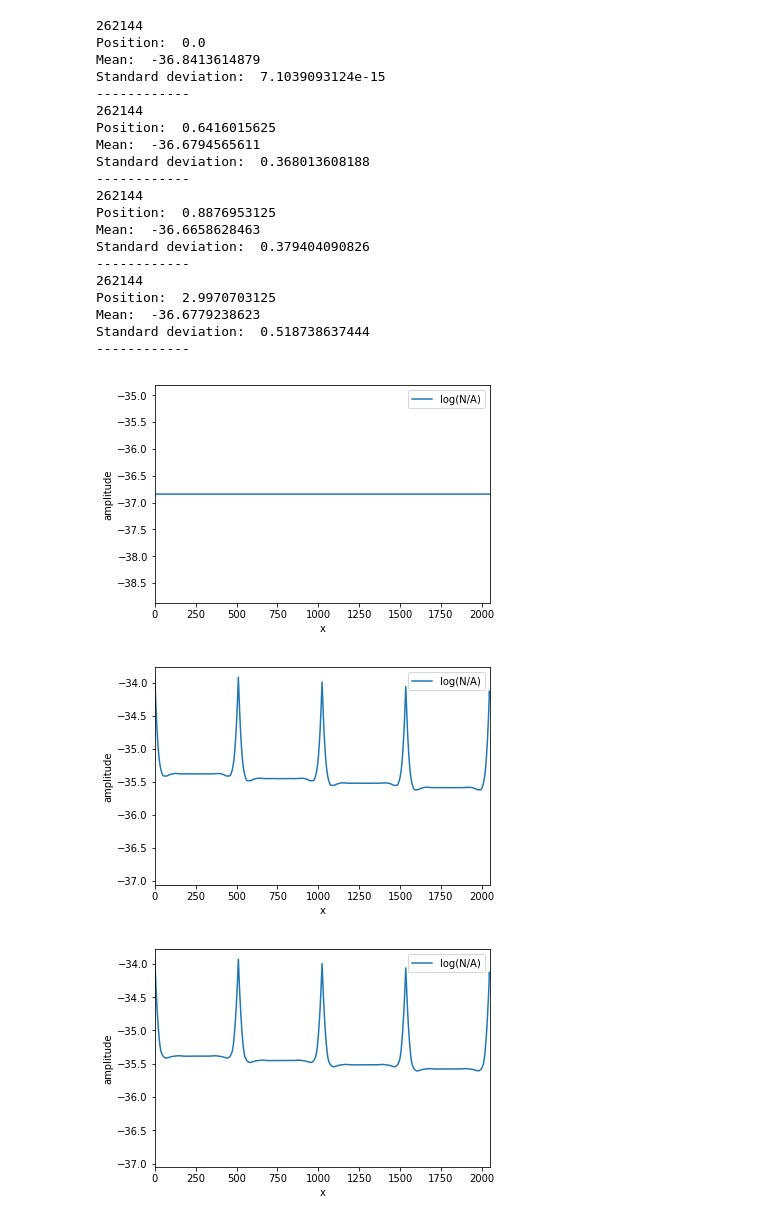
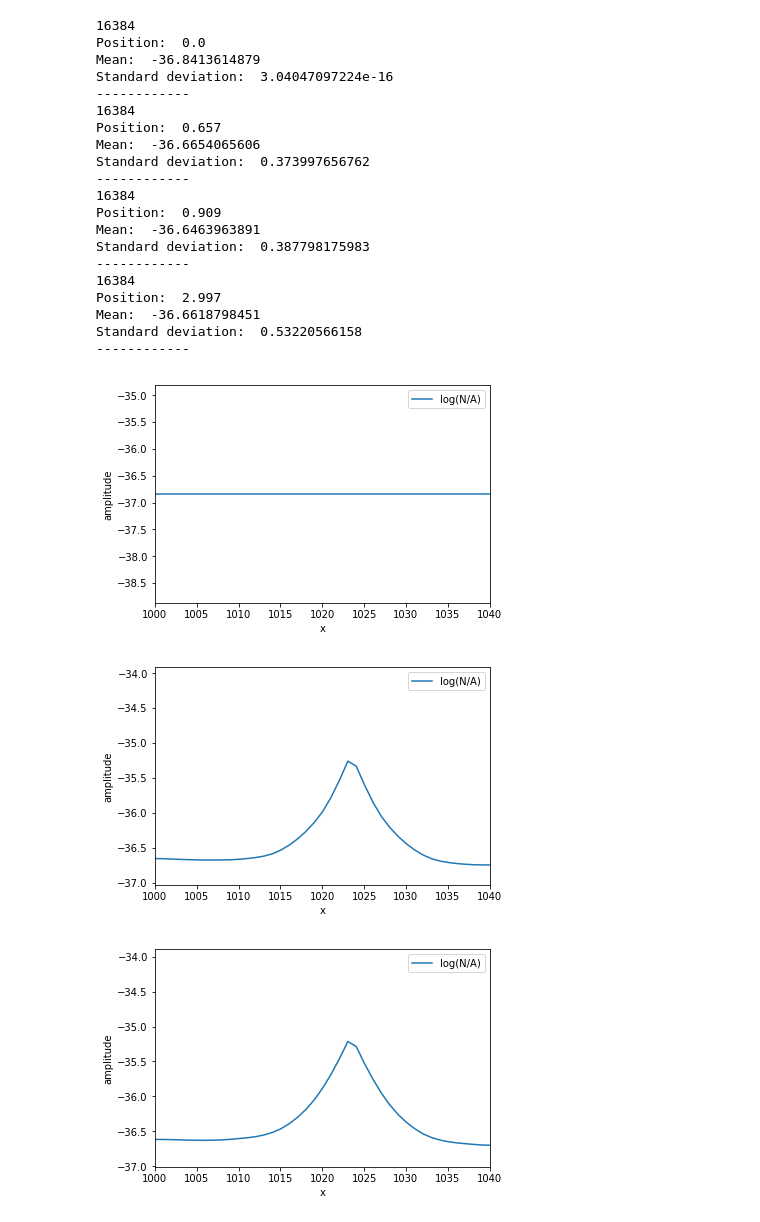
Before and after one commit to kimhong-chao/Project-PHY571, a Jupyter notebook: Design/Simul_laser_Propagate_Normalised.ipynb, the cells around one changed output. Drawn from its saved outputs; the diff is of its cells as text; code cells hidden in the pictures.

```diff
--- a/Design/Simul_laser_Propagate_Normalised.ipynb
+++ b/Design/Simul_laser_Propagate_Normalised.ipynb
@@ -92,8 +92,10 @@ class propagate:
             #E += non_f(E)*self.dz
 
             #Putting into list
+
+            #if(l % 10 == 0):
             list_z.append(np.abs(E)**2)
-            list_z1.append(E)
+                #list_z1.append(E)
 
         list_z = np.asarray(list_z)
         list_z1 = np.asarray(list_z1)
@@ -141,11 +143,11 @@ AMP = AMP*1e-8
 gauss = Gaussian(w0, AMP, x0)
 
 Lx = 1600*1e-6
-Nx = 256
+Nx = 64
 Ly = 1600*1e-6
-Ny = 256
-Lz = 3.0
-Nz = 1024
+Ny = 64
+Lz = 3
+Nz = 1000
 
 init_f = gauss
 
@@ -318,7 +320,7 @@ for i in [0, 219, 303, Nz-1]:
     ax.plot(x, A, label = 'log(N/A)')
     ax.set_xlabel('x')
     ax.set_ylabel('amplitude')
-    plt.xlim(100000, 102048)
+    plt.xlim(1000, 1080)
     ax.legend()
     fig.show()
 # %% [output]
@@ -349,40 +351,40 @@ Standard deviation:  0.518738637444
 # %%
 for i in [0, 219, 303, Nz-1]:
     A = (np.log(laser.matrix[i]/res_analytique(i*laser.dz))).flatten()
     print(A.size)
     print("Position: ", i*laser.dz)
     print("Mean: ", np.mean(A))
     print("Standard deviation: ", np.std(A))
     print("------------")
     x = np.linspace(0, 2*Nx*2*Ny, 2*Nx*2*Ny)
     fig, ax = plt.subplots()
     ax.plot(x, A, label = 'log(N/A)')
     ax.set_xlabel('x')
     ax.set_ylabel('amplitude')
-    plt.xlim(0, 2048)
+    plt.xlim(1000, 1040)
     ax.legend()
     fig.show()
 # %% [output]
-262144
+16384
 Position:  0.0
 Mean:  -36.8413614879
-Standard deviation:  7.1039093124e-15
+Standard deviation:  3.04047097224e-16
 ------------
-262144
-Position:  0.6416015625
-Mean:  -36.6794565611
-Standard deviation:  0.368013608188
+16384
+Position:  0.657
+Mean:  -36.6654065606
+Standard deviation:  0.373997656762
 ------------
-262144
-Position:  0.8876953125
-Mean:  -36.6658628463
-Standard deviation:  0.379404090826
+16384
+Position:  0.909
+Mean:  -36.6463963891
+Standard deviation:  0.387798175983
 ------------
-262144
-Position:  2.9970703125
-Mean:  -36.6779238623
-Standard deviation:  0.518738637444
+16384
+Position:  2.997
+Mean:  -36.6618798451
+Standard deviation:  0.53220566158
 ------------
-[figure, old version]
+[figure, new version]
-[figure, old version]
+[figure, new version]
-[figure, old version]
+[figure, new version]
```
Also changed, not shown: parts of 9 cells of this notebook, 4 other files.
